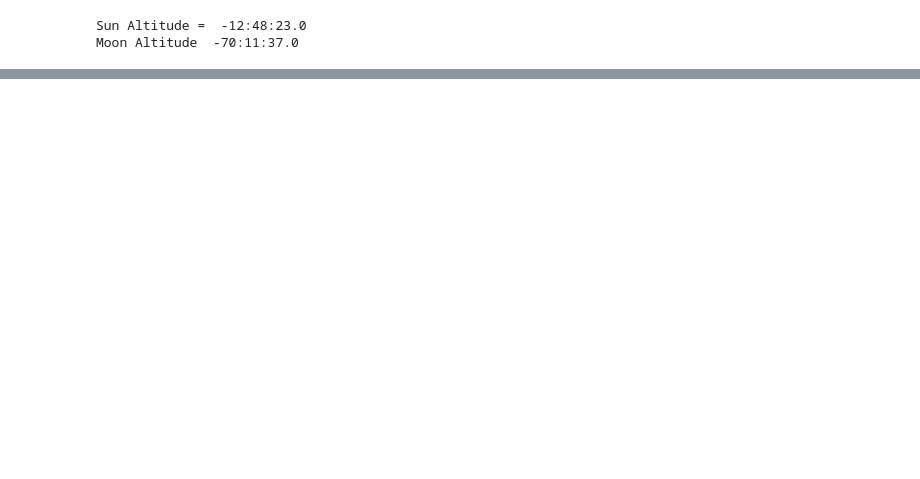
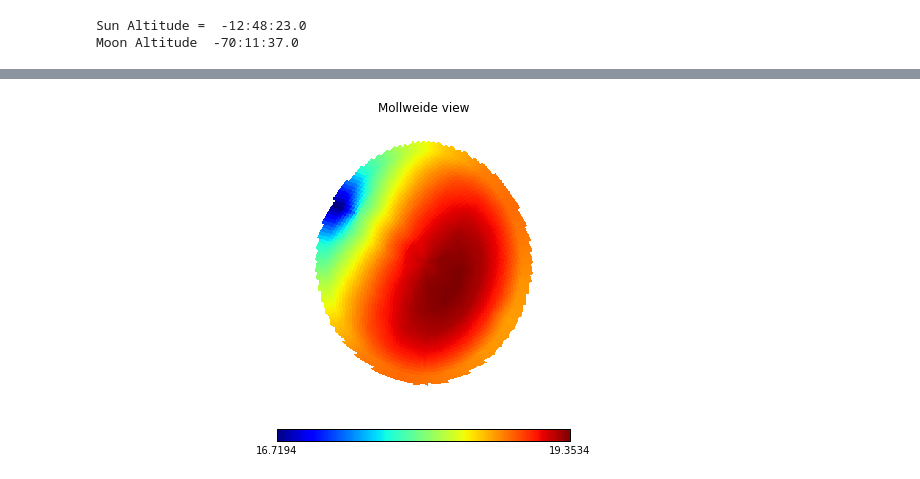
Before and after one commit to lsst-sims/legacy_sims_skybrightness, a Jupyter notebook: doc/Sky_Model_demo.ipynb, the cells around one changed output, grey strips where cells are left out. Saved outputs shown, nothing was run; the diff lists cells and outputs as text; code cells hidden in the pictures; blank space fills up the shorter version.

Commit message:
add a plot comparing to sun observations

```diff
--- a/doc/Sky_Model_demo.ipynb
+++ b/doc/Sky_Model_demo.ipynb
@@ -255,0 +258,11 @@ Next steps
+# %%
+sm = sb.SkyModel(observatory='LSST', mags=True)
+mjd = 49353.177645
+sm.setRaDecMjd(ra,dec,mjd)
+sm.computeSpec()
+mag = sm.computeMags()
+lmst, last = calcLmstLast(mjd,telescope.lon)
+# %%
+hp.mollview(mag[:,1], rot=(lmst*180./12, np.degrees(telescope.lat)))
+# %% [output]
+[figure, added]
```
Also changed, not shown: parts of 14 cells of this notebook.
